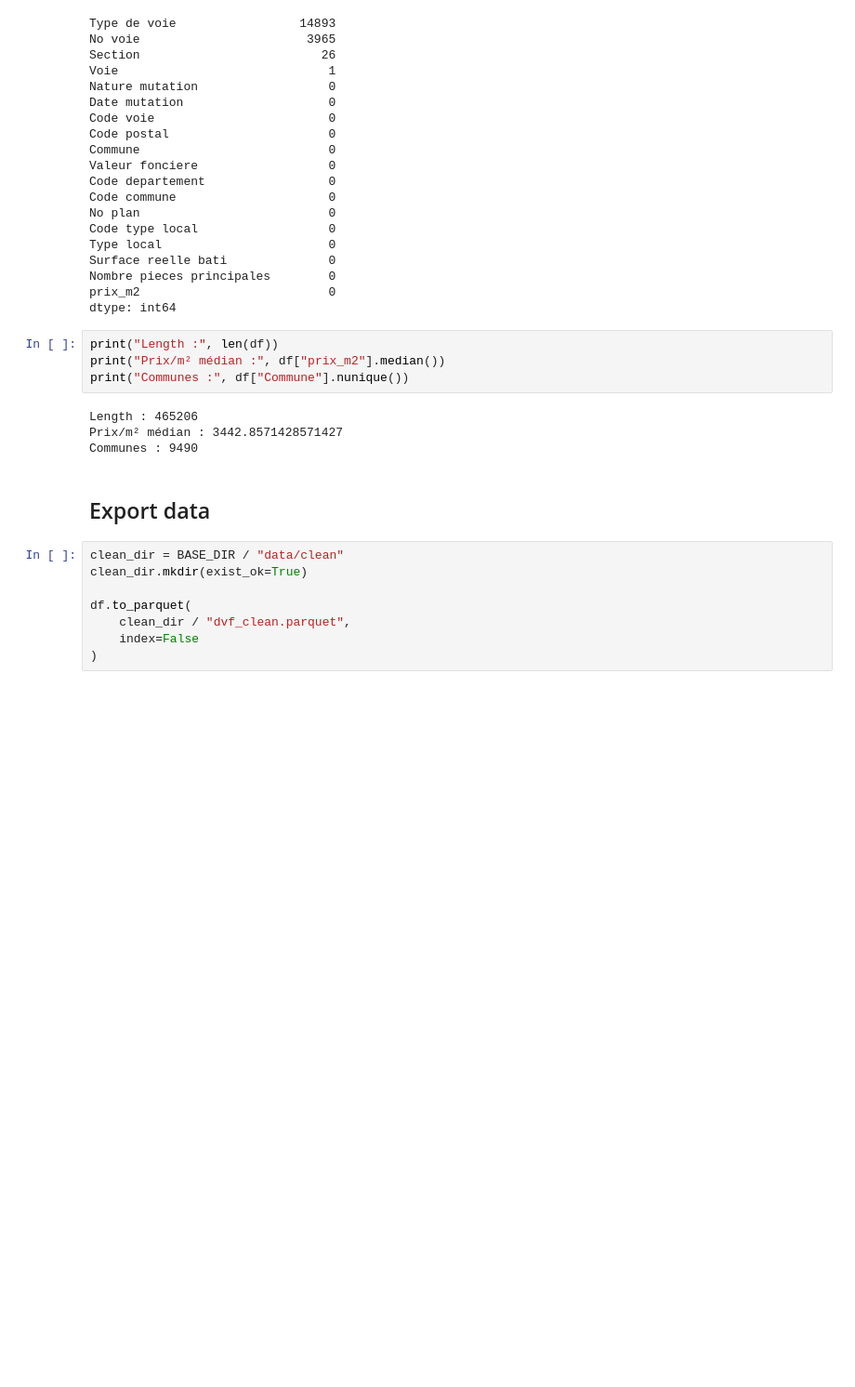
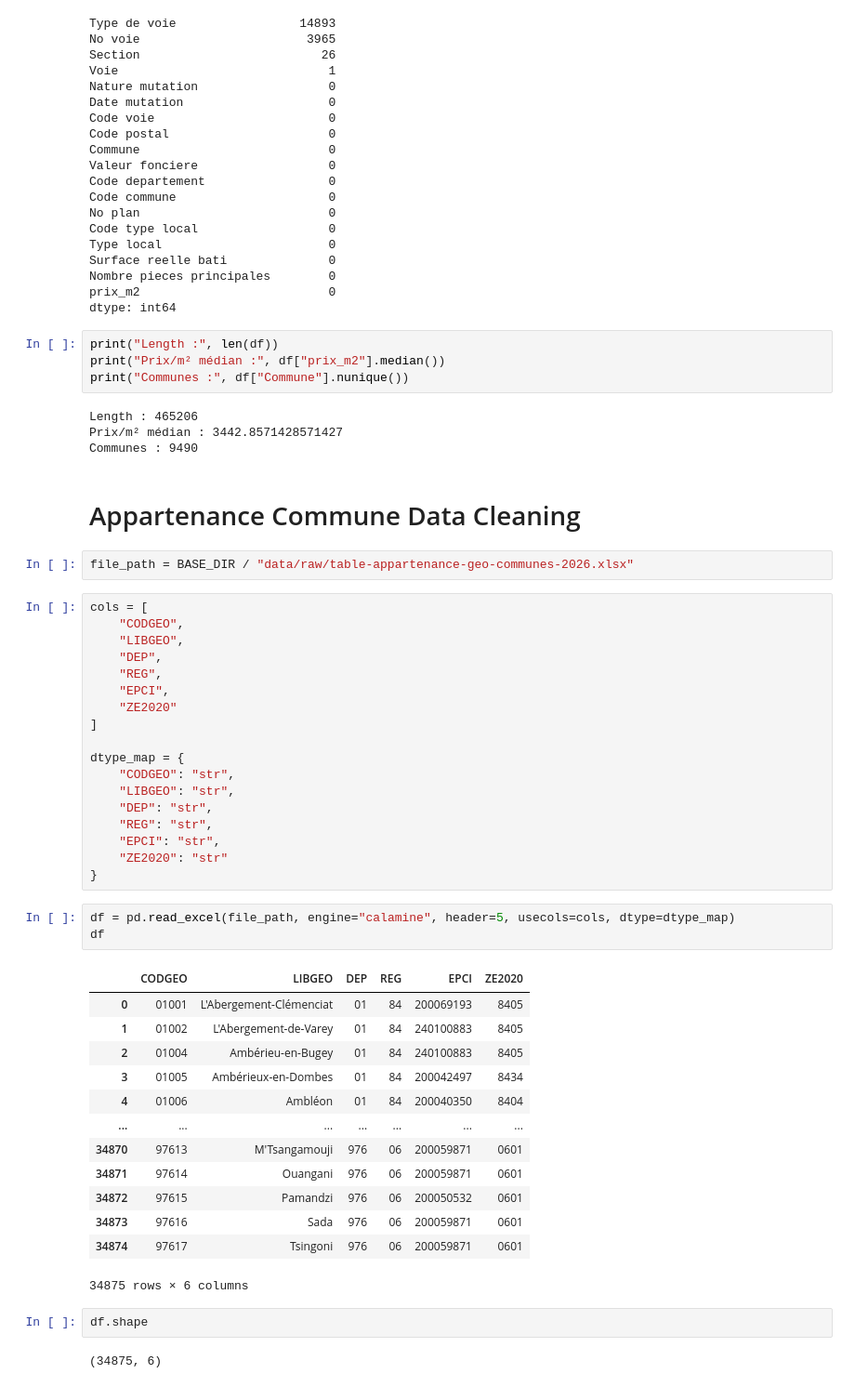
Before and after one commit to DFlorette/real-estate-analysis, a Jupyter notebook: notebooks/02_cleaning.ipynb, the cells around one changed output. Shown at 93% size. Drawn from its saved outputs; the diff is of its cells as text; blank space fills up the shorter version.

```diff
--- a/notebooks/02_cleaning.ipynb
+++ b/notebooks/02_cleaning.ipynb
@@ -354,13 +355,46 @@ print("Communes :", df["Commune"].nunique())
 Length : 465206
 Prix/m² médian : 3442.8571428571427
 Communes : 9490
-# %% [markdown]
-## Export data
-# %%
-clean_dir = BASE_DIR / "data/clean"
-clean_dir.mkdir(exist_ok=True)
-
-df.to_parquet(
-    clean_dir / "dvf_clean.parquet",
-    index=False
-)
+# %% [markdown]
+# Appartenance Commune Data Cleaning
+# %%
+file_path = BASE_DIR / "data/raw/table-appartenance-geo-communes-2026.xlsx"
+# %%
+cols = [
+    "CODGEO",
+    "LIBGEO",
+    "DEP",
+    "REG",
+    "EPCI",
+    "ZE2020"
+]
+
+dtype_map = {
+    "CODGEO": "str",
+    "LIBGEO": "str",
+    "DEP": "str",
+    "REG": "str",
+    "EPCI": "str",
+    "ZE2020": "str"
+}
+# %%
+df = pd.read_excel(file_path, engine="calamine", header=5, usecols=cols, dtype=dtype_map)
+df
+# %% [output]
+|  | CODGEO | LIBGEO | DEP | REG | EPCI | ZE2020 |
+| 0 | 01001 | L'Abergement-Clémenciat | 01 | 84 | 200069193 | 8405 |
+| 1 | 01002 | L'Abergement-de-Varey | 01 | 84 | 240100883 | 8405 |
+| 2 | 01004 | Ambérieu-en-Bugey | 01 | 84 | 240100883 | 8405 |
+| 3 | 01005 | Ambérieux-en-Dombes | 01 | 84 | 200042497 | 8434 |
+| 4 | 01006 | Ambléon | 01 | 84 | 200040350 | 8404 |
+| ... | ... | ... | ... | ... | ... | ... |
+| 34870 | 97613 | M'Tsangamouji | 976 | 06 | 200059871 | 0601 |
+| 34871 | 97614 | Ouangani | 976 | 06 | 200059871 | 0601 |
+| 34872 | 97615 | Pamandzi | 976 | 06 | 200050532 | 0601 |
+| 34873 | 97616 | Sada | 976 | 06 | 200059871 | 0601 |
+| 34874 | 97617 | Tsingoni | 976 | 06 | 200059871 | 0601 |
+34875 rows × 6 columns
+# %%
+df.shape
+# %% [output]
+(34875, 6)
```
Also changed, not shown: parts of 36 cells of this notebook.
